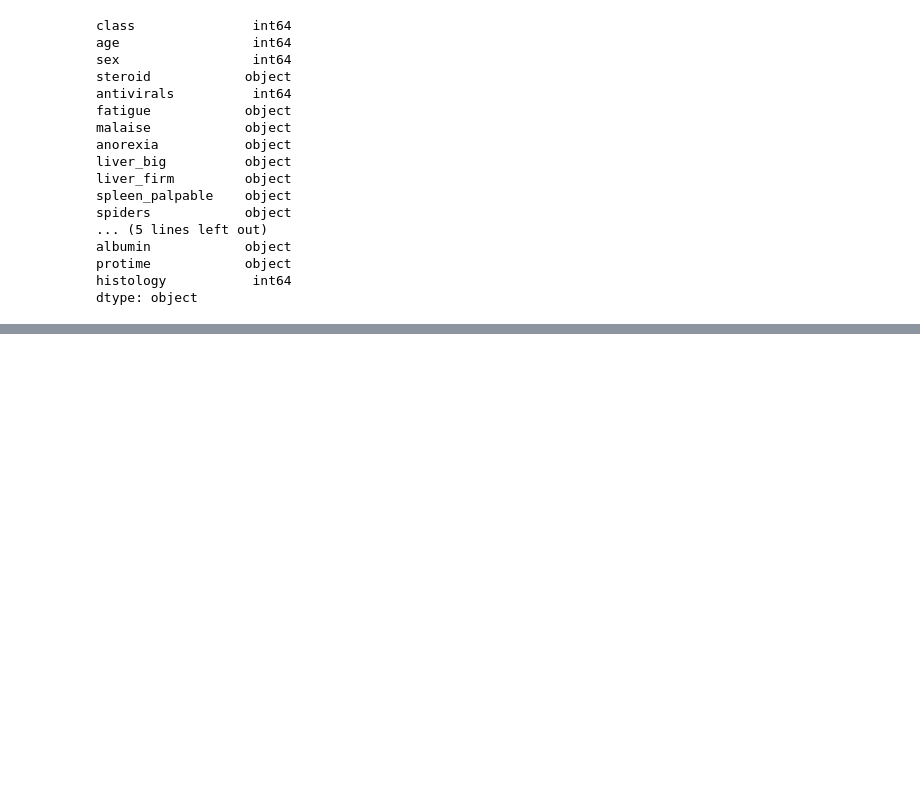
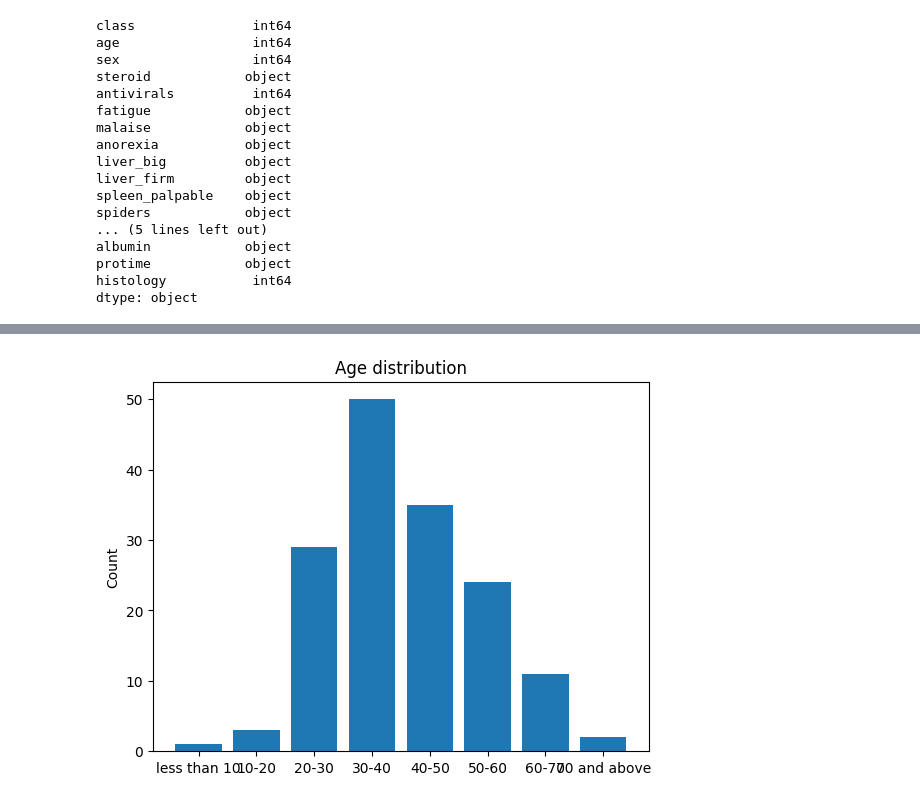
Before and after one commit to samueloshio/Hepatitis-Mortality-Prediction, a Jupyter notebook: hepatitis_prediction.ipynb, the cells around one changed output, grey strips where cells are left out. Cells and saved outputs as stored; diff of their text form; code cells hidden in the pictures; blank space fills up the shorter version.

```diff
--- a/hepatitis_prediction.ipynb
+++ b/hepatitis_prediction.ipynb
@@ -72,0 +272,6 @@ dtype: object
+# %%
+# re-group using Frequency Distribution for more information
+labels = ['less than 10', '10-20', '20-30', '30-40', '40-50', '50-60', '60-70', '70 and above']
+bins = [0, 10, 20, 30, 40, 50, 60, 70, 80]
+#bins = np.linspace(min(df['age']), max(df['age']), 9)
+freq_dis = df.groupby(pd.cut(df['age'], bins=bins, labels=labels, include_lowest=True)).size()
@@ -72,0 +321,7 @@ dtype: object
+# %%
+plt.bar(freq_dis['age'], freq_dis['count'])
+plt.ylabel('Count')
+plt.title('Age distribution')
+plt.show()
+# %% [output]
+[figure, added]
```
Also changed, not shown: parts of 33 cells of this notebook.
